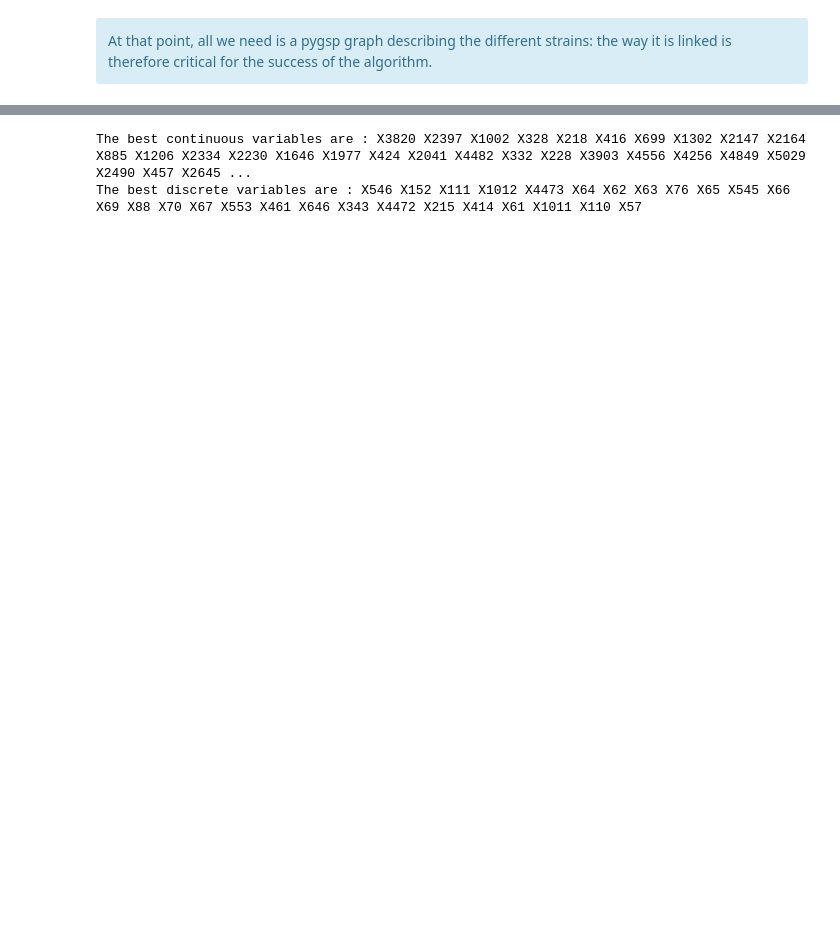
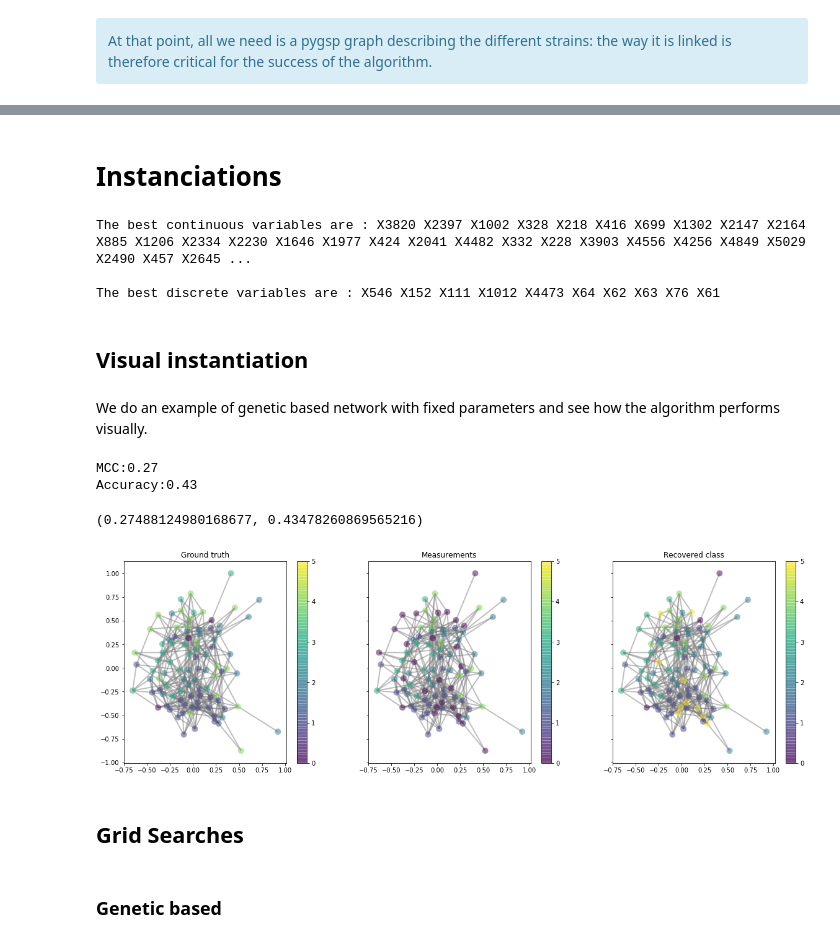
Before and after one commit to raphaelreiss/Network_tour_of_mice_genetics, a Jupyter notebook: Graph_Analysis_Mice_Genetics.ipynb, the cells around one changed output, grey strips where cells are left out. Drawn from its saved outputs; the diff is of its cells as text; code cells hidden in the pictures; blank space fills up the shorter version.

```diff
--- a/Graph_Analysis_Mice_Genetics.ipynb
+++ b/Graph_Analysis_Mice_Genetics.ipynb
@@ -87,3 +288,58 @@ At that point, all we need is a pygsp graph describing the different strains: th
+# %% [markdown]
+# Instanciations
+# %%
+top_variables = phenotype_df.join(phenotype_id_aligner.set_index('PhenoID')[['quantitative_trait']],how = 'inner').copy()
+top_variables['nan_count'] = top_variables.isnull().sum(axis = 1)
+
+top_continuous = top_variables[top_variables.quantitative_trait == 'Yes']\
+                                            .sort_values('nan_count')\
+                                            .head(30)\
+                                            .drop(columns = ['nan_count','quantitative_trait'])\
+                                            .copy()
+
+top_discrete = top_variables[top_variables.quantitative_trait == 'No']\
+                                          .sort_values('nan_count')\
+                                          .head(30)\
+                                          .drop(columns = ['nan_count','quantitative_trait'])\
+                                          .copy()
+
+top_discrete = top_discrete[top_discrete.T.nunique() <10]
+top_discrete.drop('X57',inplace = True)
+"""top_discrete = top_discrete.astype('category')
+catcols = top_discrete.select_dtypes(['category']).columns
+top_discrete[catcols] = top_discrete[catcols].apply(lambda x: x.cat.codes)"""
+
+top_discrete = top_discrete.T
+top_continuous = top_continuous.T
+
+print('The best continuous variables are : {} \n'.format(' '.join(top_continuous.columns.values)))
+print('The best discrete variables are : {}'.format(' '.join(top_discrete.columns.values)))
+
+
+top_disc = top_discrete.columns.values
+top_cont = top_continuous.columns.values
+# %% [output]
+The best continuous variables are : X3820 X2397 X1002 X328 X218 X416 X699 X1302 X2147 X2164 X885 X1206 X2334 X2230 X1646 X1977 X424 X2041 X4482 X332 X228 X3903 X4556 X4256 X4849 X5029 X2490 X457 X2645 ...
+
+The best discrete variables are : X546 X152 X111 X1012 X4473 X64 X62 X63 X76 X61
+# %% [markdown]
+## Visual instantiation
+# %% [markdown]
+We do an example of genetic based network with fixed parameters and see how the algorithm performs visually.
+# %%
+weighted_adjacency = epsilon_similarity_graph(genotype_df.values, metric='cosine', sigma=70, epsilon=0.28)
+pygsp_weighted_graph = graphs.Graph(weighted_adjacency,lap_type='normalized')
+pygsp_weighted_graph.set_coordinates()
+CV_discrete(pygsp_weighted_graph,top_discrete['X62'],genotype_df,0,1,True)
+# %% [output]
+MCC:0.27
+Accuracy:0.43
+(0.27488124980168677, 0.43478260869565216)
+[figure, added]
+# %% [markdown]
+## Grid Searches
+# %% [markdown]
+### Genetic based
 # %%
 #small parameters for tests
 METRICS = ['cosine']
@@ -106,10 +348,0 @@ def get_min_max(params_scores):
-# %%
-phenotype_df['nan_count'] = phenotype_df.isnull().sum(axis = 1)
-top_variables = phenotype_df.join(phenotype_id_aligner.set_index('PhenoID')[['quantitative_trait']],how = 'inner')
-top_continuous = top_variables[top_variables.quantitative_trait == 'Yes'].sort_values('nan_count').head(30).copy()
-top_discrete = top_variables[top_variables.quantitative_trait == 'No'].sort_values('nan_count').head(30).copy()
-print('The best continuous variables are : {}'.format(' '.join(top_continuous.index.values)))
-print('The best discrete variables are : {}'.format(' '.join(top_discrete.index.values)))
-# %% [output]
-The best continuous variables are : X3820 X2397 X1002 X328 X218 X416 X699 X1302 X2147 X2164 X885 X1206 X2334 X2230 X1646 X1977 X424 X2041 X4482 X332 X228 X3903 X4556 X4256 X4849 X5029 X2490 X457 X2645 ...
-The best discrete variables are : X546 X152 X111 X1012 X4473 X64 X62 X63 X76 X65 X545 X66 X69 X88 X70 X67 X553 X461 X646 X343 X4472 X215 X414 X61 X1011 X110 X57
```
Also changed, not shown: parts of 60 cells of this notebook, 7 other files.
